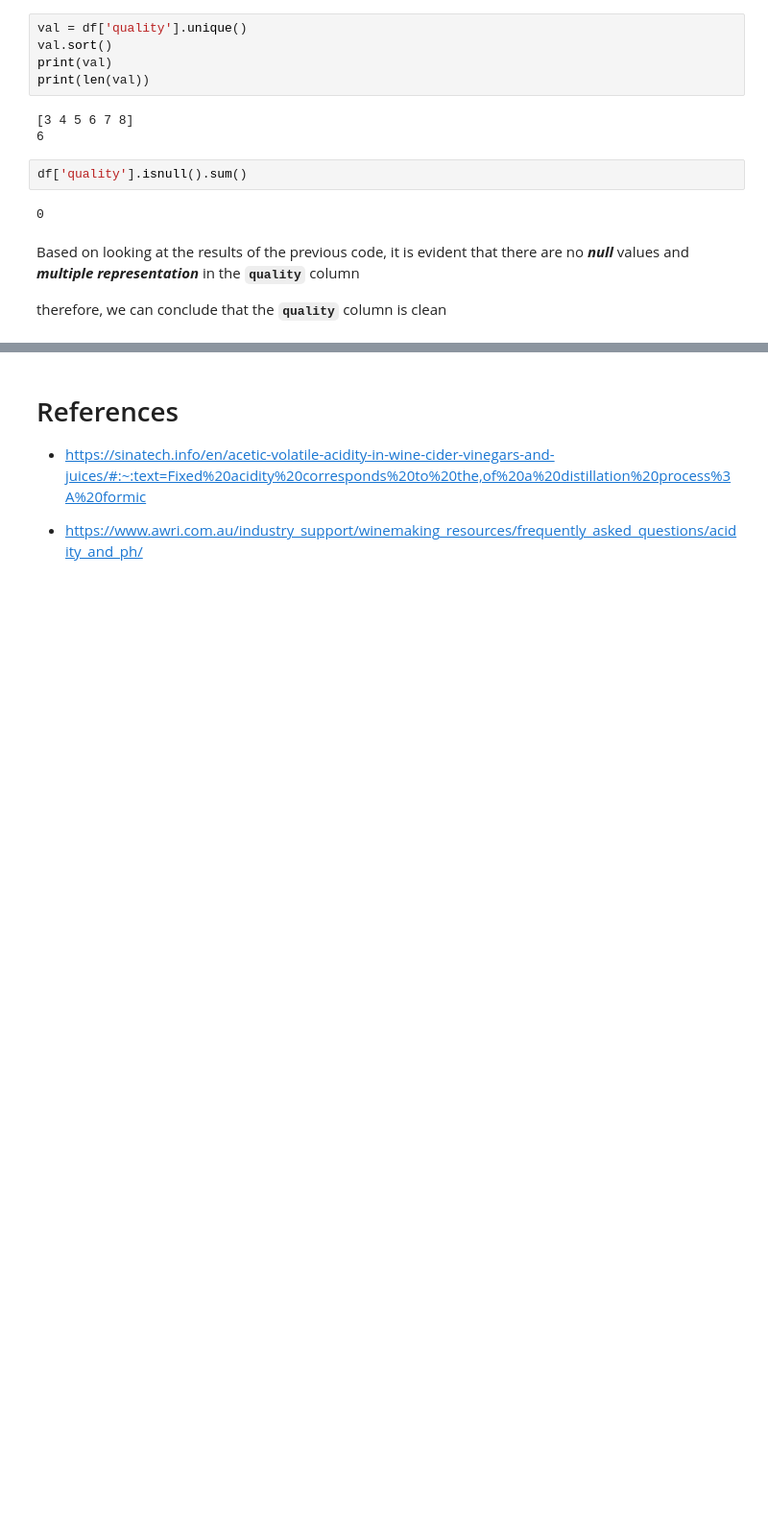
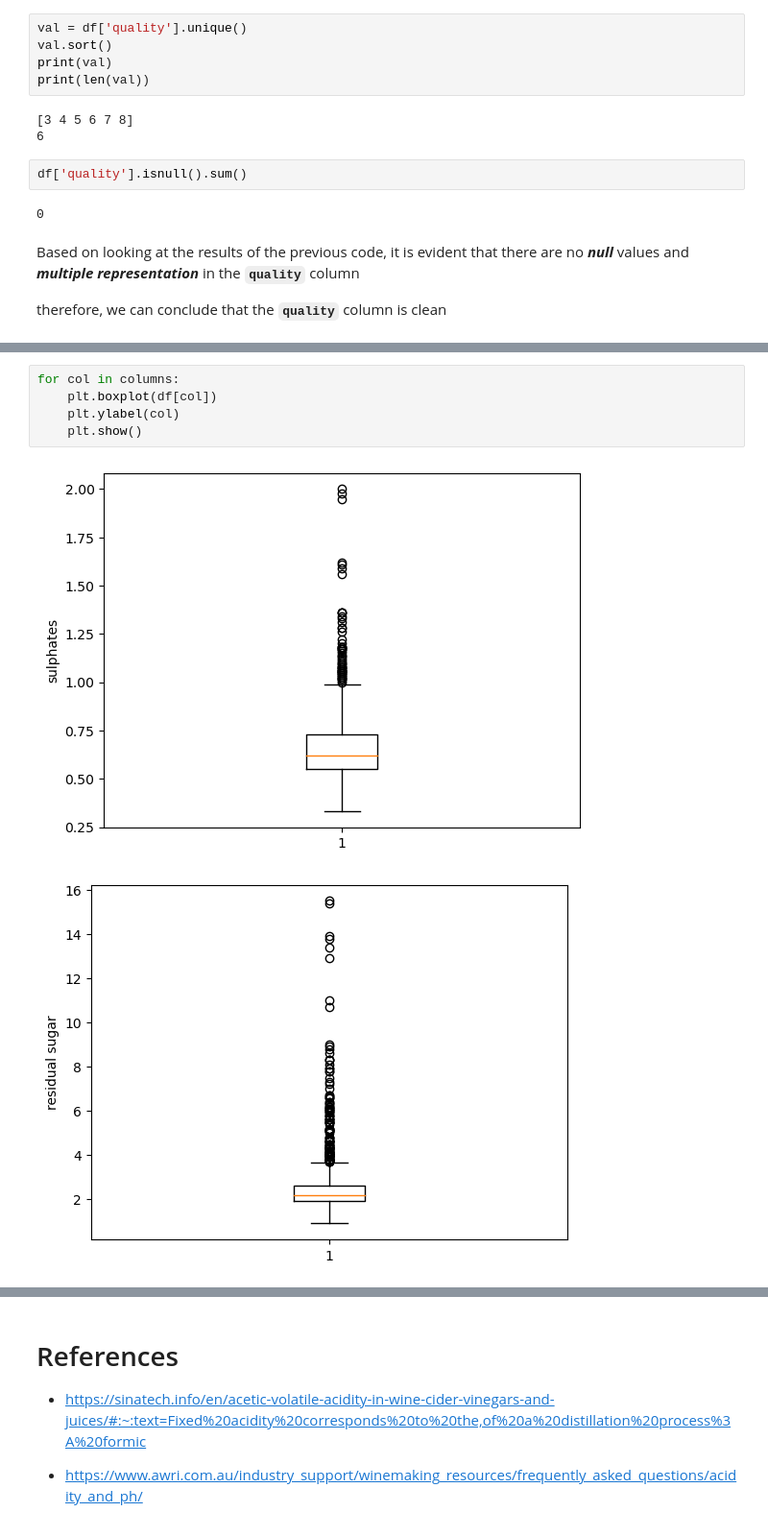
Before and after one commit to pjagbuya/CSMODEL-Wine, a Jupyter notebook: CSMODEL_Phase1.ipynb, the cells around one changed output, grey strips where cells are left out. Shown at 96% size. Drawn from its saved outputs; the diff is of its cells as text; blank space fills up the shorter version.

```diff
--- a/CSMODEL_Phase1.ipynb
+++ b/CSMODEL_Phase1.ipynb
@@ -493,0 +507,8 @@ for col in columns:
+# %%
+for col in columns:
+    plt.boxplot(df[col])
+    plt.ylabel(col)
+    plt.show()
+# %% [output]
+[figure, added]
+[figure, added]
```
Also changed, not shown: parts of 16 cells of this notebook.
